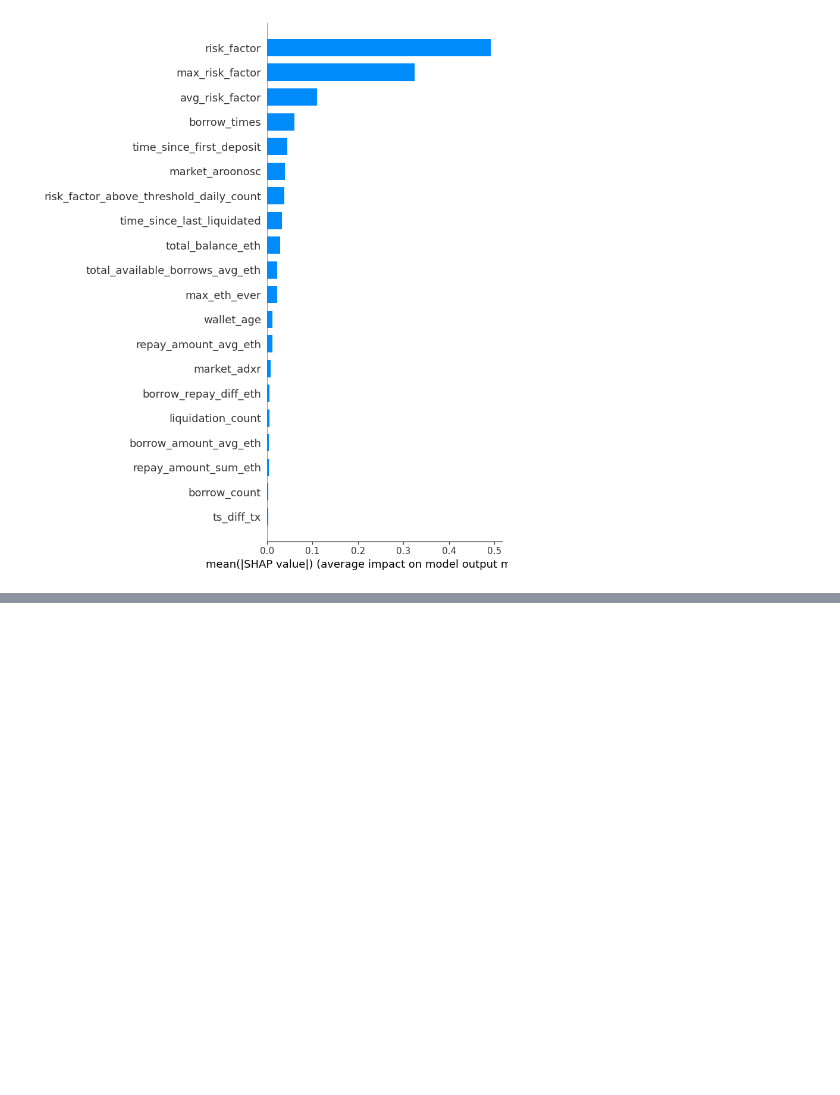
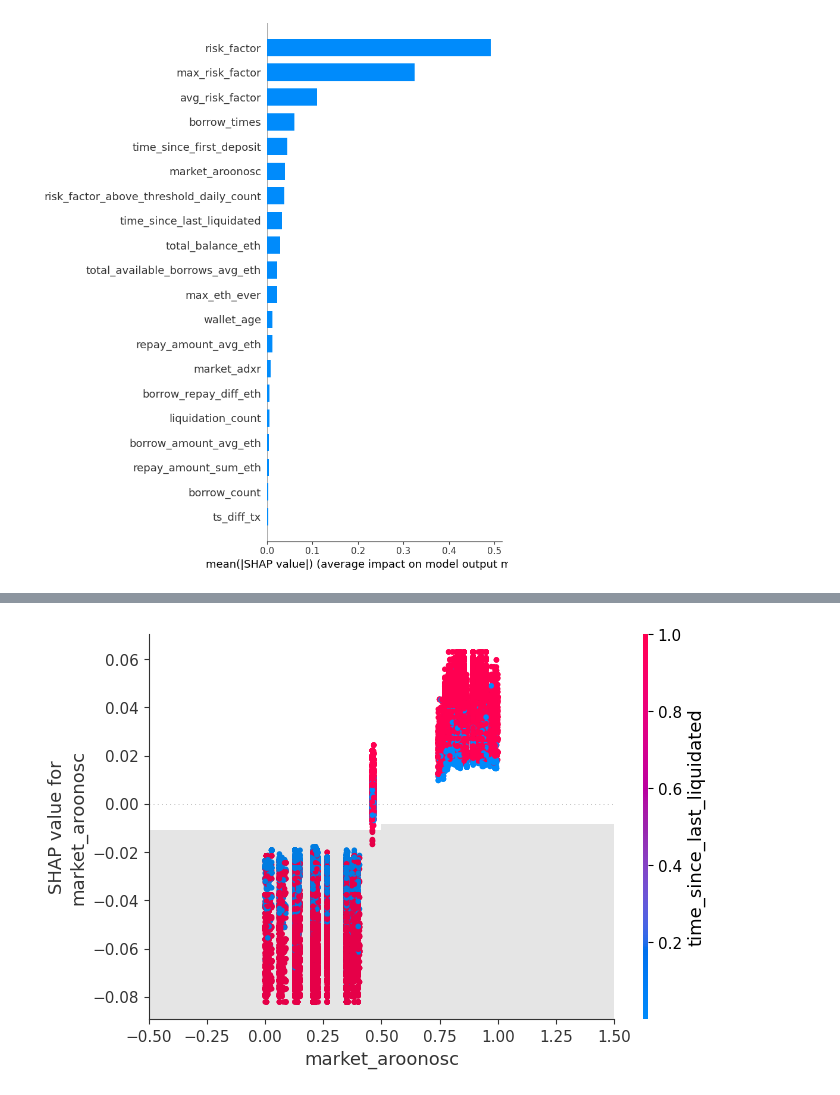
Before and after one commit to carinunez/Labs_MDS, a Jupyter notebook: proyecto_lab/shap.ipynb, the cells around one changed output, grey strips where cells are left out. Cells and saved outputs as stored; diff of their text form; code cells hidden in the pictures; blank space fills up the shorter version.

```diff
--- a/proyecto_lab/shap.ipynb
+++ b/proyecto_lab/shap.ipynb
@@ -166,0 +187,4 @@ shap.summary_plot(shap_values, X)
+# %%
+shap.plots.scatter(shap_values[:,'market_aroonosc'], color = shap_values)
+# %% [output]
+[figure, added]
```
Also changed, not shown: parts of 34 cells of this notebook.
